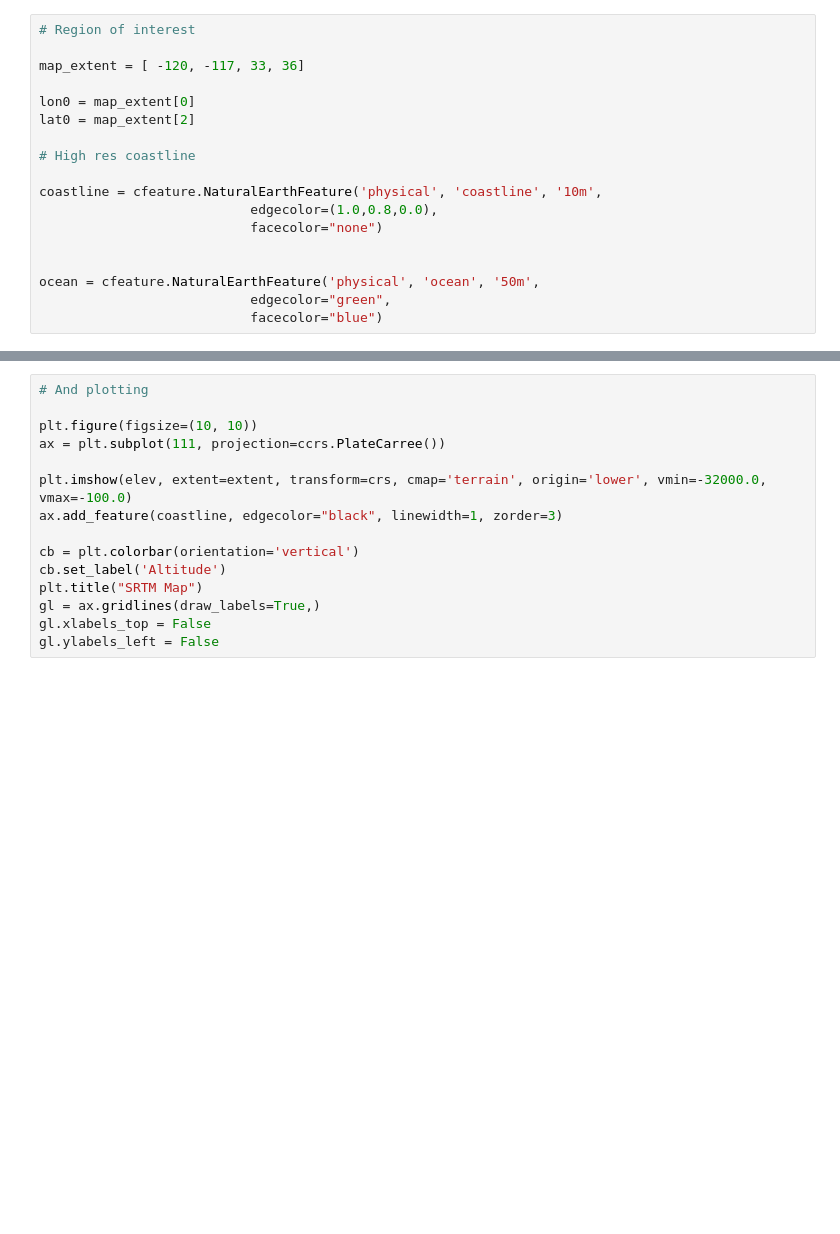
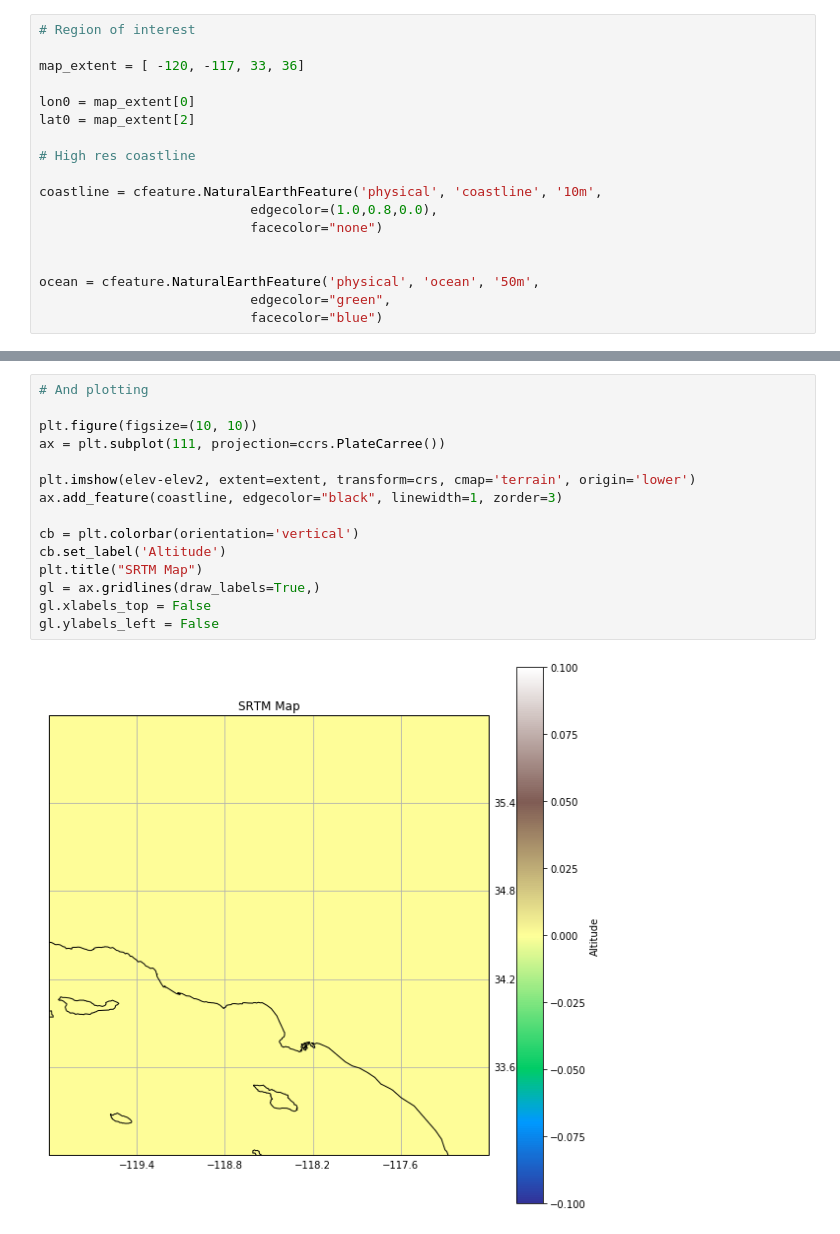
Before and after one commit to Underworld-Geodynamics-Education/Cloud-Intro2Python, a Jupyter notebook: Notebooks/Mapping/6 - Working with Shuttle Radar Topography.ipynb, the cells around one changed output, grey strips where cells are left out. Saved outputs shown, nothing was run; the diff lists cells and outputs as text; blank space fills up the shorter version.

```diff
--- a/Notebooks/Mapping/6 - Working with Shuttle Radar Topography.ipynb
+++ b/Notebooks/Mapping/6 - Working with Shuttle Radar Topography.ipynb
@@ -117,18 +179,20 @@ print "Range of changed points: ",  elev[elev != old_elev].min(), " ", elev[elev
 # %%
 # And plotting
 
 plt.figure(figsize=(10, 10))
 ax = plt.subplot(111, projection=ccrs.PlateCarree())
 
-plt.imshow(elev, extent=extent, transform=crs, cmap='terrain', origin='lower', vmin=-32000.0, vmax=-100.0)
+plt.imshow(elev-elev2, extent=extent, transform=crs, cmap='terrain', origin='lower')
 ax.add_feature(coastline, edgecolor="black", linewidth=1, zorder=3)
 
 cb = plt.colorbar(orientation='vertical')
 cb.set_label('Altitude')
 plt.title("SRTM Map")
 gl = ax.gridlines(draw_labels=True,)
 gl.xlabels_top = False
 gl.ylabels_left = False
+# %% [output]
+[figure, added]
 # %%
 plt.figure(figsize=(15, 10))
 ax = plt.subplot(111, projection=ccrs.PlateCarree())
```
Also changed, not shown: parts of 11 cells of this notebook, 7 other files.
